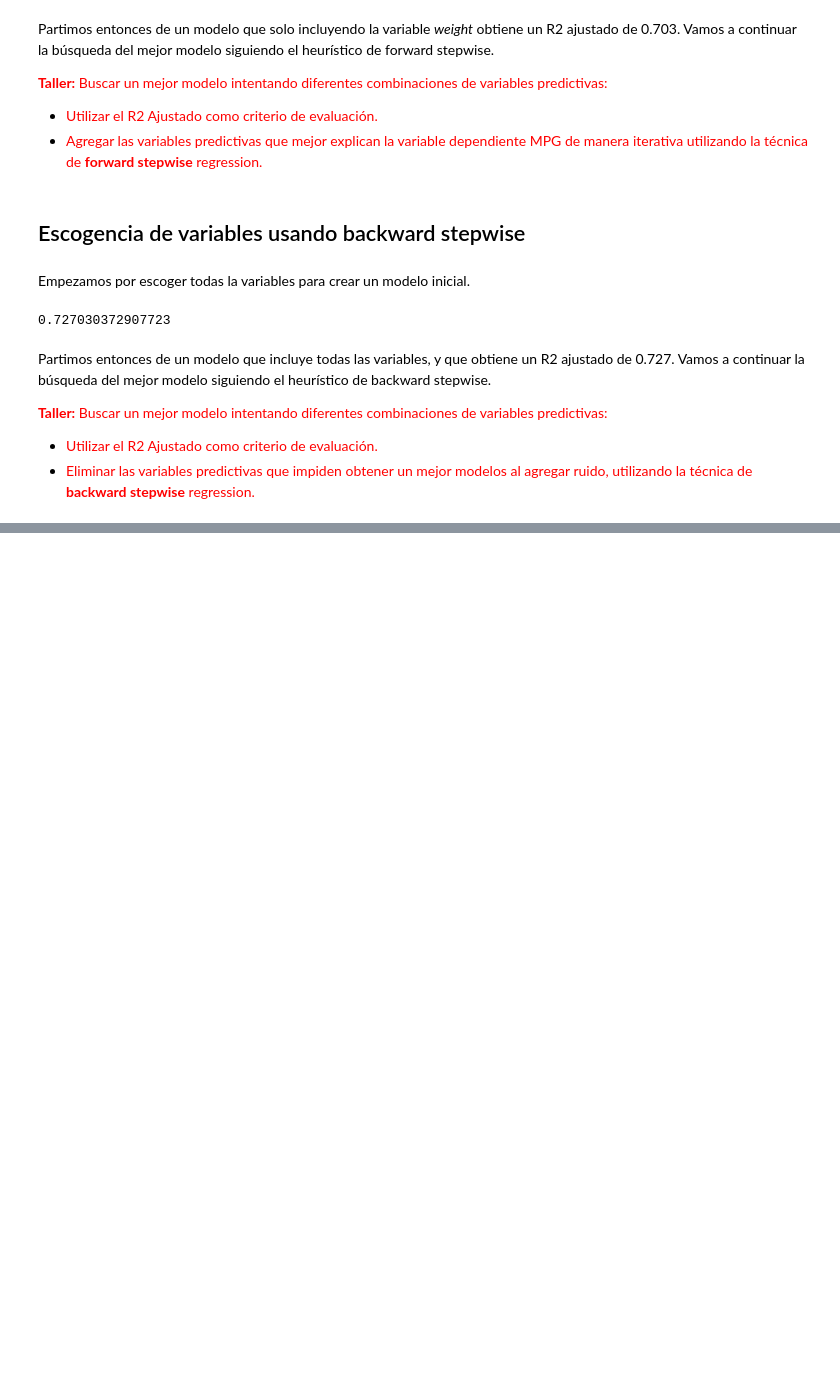
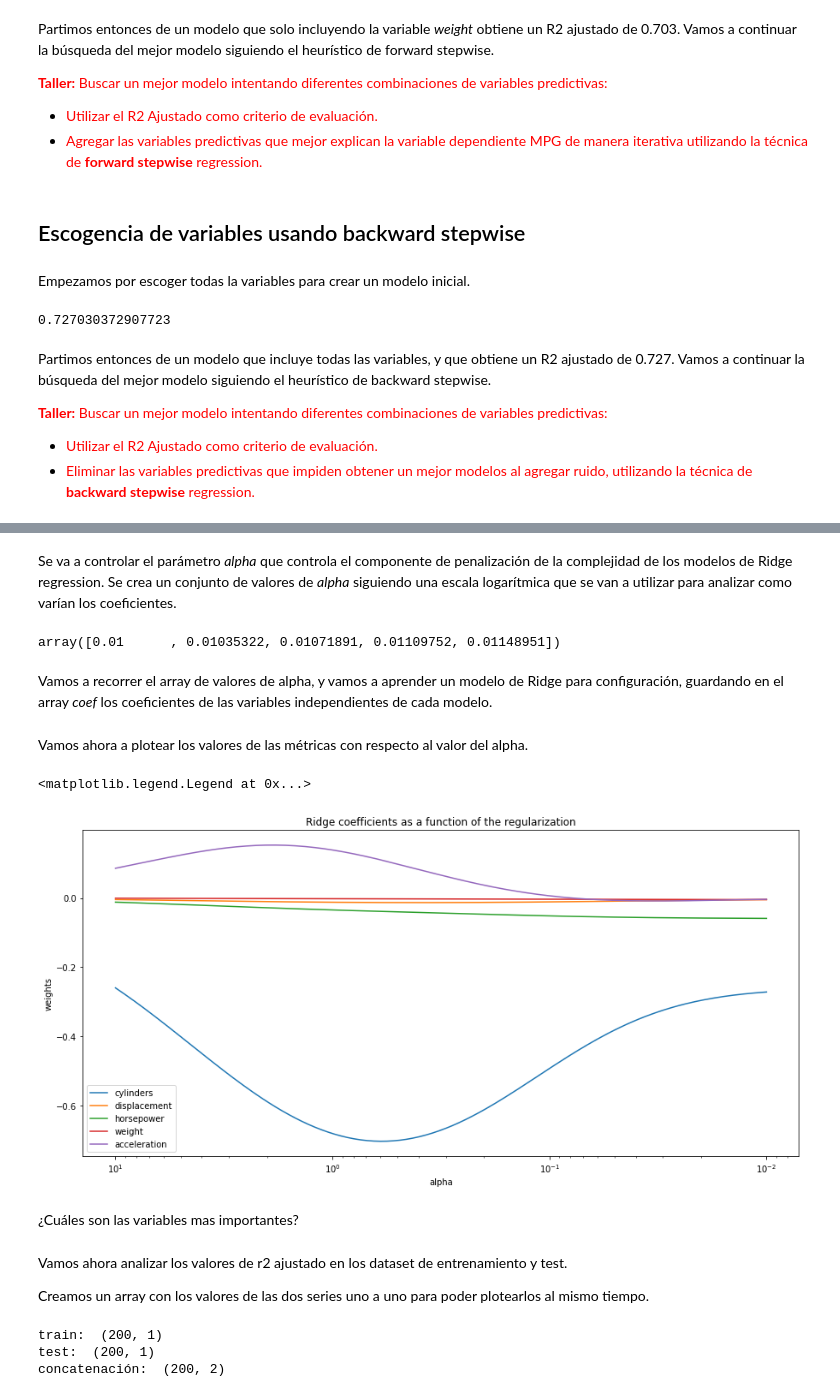
Before and after one commit to urcuqui/Ciencia-de-datos-ICESI, a Jupyter notebook: pregrado/10 - Sup-LinReg+LogReg+NN/01_Regresión Lineal - 1 - MPG - STUD.ipynb, the cells around one changed output, grey strips where cells are left out. Saved outputs shown, nothing was run; the diff lists cells and outputs as text; code cells hidden in the pictures; blank space fills up the shorter version.

```diff
--- a/pregrado/10 - Sup-LinReg+LogReg+NN/01_Regresión Lineal - 1 - MPG - STUD.ipynb
+++ b/pregrado/10 - Sup-LinReg+LogReg+NN/01_Regresión Lineal - 1 - MPG - STUD.ipynb
@@ -350,0 +386,15 @@ Partimos entonces de un modelo que incluye todas las variables, y que obtiene un
+# %%
+ridgereg = linear_model.Ridge(alpha=0.1, fit_intercept=True, normalize=True)
+ridgereg.fit(train_x, train_y)
+
+train_y_pred = ridgereg.predict(train_x)
+test_y_pred = ridgereg.predict(test_x)
+train_y_pred[0:5]
+print("MSE (train): %.4f" % mean_squared_error(train_y, train_y_pred))
+print("MSE (test) : %.4f" % mean_squared_error(test_y, test_y_pred))
+print('R2  (train): %.4f' % r2_score(train_y, train_y_pred))
+print('R2  (test) : %.4f' % r2_score(test_y, test_y_pred))
+r2_aj_train = 1 - (1-r2_score(train_y, train_y_pred))*(len(train_y)-1) / (len(train_y) - train_x.shape[1] - 1)
+print('R2 adj (train): %.4f' %r2_aj_train)
+r2_aj_test = 1 - (1-r2_score(test_y, test_y_pred))*(len(test_y)-1) / (len(test_y) - test_x.shape[1] - 1)
+print('R2 adj (test): %.4f' %r2_aj_test)
@@ -350,0 +413,63 @@ Partimos entonces de un modelo que incluye todas las variables, y que obtiene un
+# %% [markdown]
+Se va a controlar el parámetro *alpha* que controla el componente de penalización de la complejidad de los modelos de Ridge regression.
+Se crea un conjunto de valores de *alpha* siguiendo una escala logarítmica que se van a utilizar para analizar como varían los coeficientes.
+# %%
+n_alphas = 200
+alphas = np.logspace(-2, 1, n_alphas)
+alphas[:5]
+# %% [output]
+array([0.01      , 0.01035322, 0.01071891, 0.01109752, 0.01148951])
+# %% [markdown]
+Vamos a recorrer el array de valores de alpha, y vamos a aprender un modelo de Ridge para configuración, guardando en el array *coef* los coeficientes de las variables independientes de cada modelo.
+# %%
+coefs = []
+r2adj_train_vec = []
+r2adj_test_vec = []
+
+for a in alphas:
+    ridge = linear_model.Ridge(alpha=a, fit_intercept=True, normalize=True)
+    ridge.fit(train_x, train_y)
+    coefs.append(ridge.coef_)
+    train_y_pred = ridge.predict(train_x)
+    test_y_pred = ridge.predict(test_x)
+    r2_aj_train = 1 - (1-r2_score(train_y, train_y_pred))*(len(train_y)-1) / (len(train_y) - train_x.shape[1] - 1)
+    r2_aj_test = 1 - (1-r2_score(test_y, test_y_pred))*(len(test_y)-1) / (len(test_y) - test_x.shape[1] - 1)
+    r2adj_train_vec.append(r2_aj_train)
+    r2adj_test_vec.append(r2_aj_test)
+# %% [markdown]
+Vamos ahora a plotear los valores de las métricas con respecto al valor del alpha.
+# %%
+plt.figure(figsize=(15,7))
+ax = plt.gca() # get current axis
+plt.plot(alphas, np.squeeze(coefs))
+ax.set_xscale('log')
+ax.set_xlim(ax.get_xlim()[::-1])  # reverse axis
+plt.axis('tight')
+plt.xlabel('alpha')
+plt.ylabel('weights')
+plt.title('Ridge coefficients as a function of the regularization')
+plt.legend(indep_vars)
+# %% [output]
+<matplotlib.legend.Legend at 0x...>
+[figure, added]
+# %% [markdown]
+¿Cuáles son las variables mas importantes?
+# %% [markdown]
+Vamos ahora analizar los valores de r2 ajustado en los dataset de entrenamiento y test.
+
+Creamos un array con los valores de las dos series uno a uno para poder plotearlos al mismo tiempo.
+# %%
+t1 = np.array(r2adj_train_vec)
+t1 = t1[:, np.newaxis]
+print("train: ", t1.shape)
+
+t2 = np.array(r2adj_test_vec)
+t2 = t2[:, np.newaxis]
+print("test: ", t2.shape)
+
+r2adj_vecs = np.concatenate((t1, t2), axis=1)
+print("concatenación: ", r2adj_vecs.shape)
+# %% [output]
+train:  (200, 1)
+test:  (200, 1)
+concatenación:  (200, 2)
```
Also changed, not shown: parts of 25 cells of this notebook.
